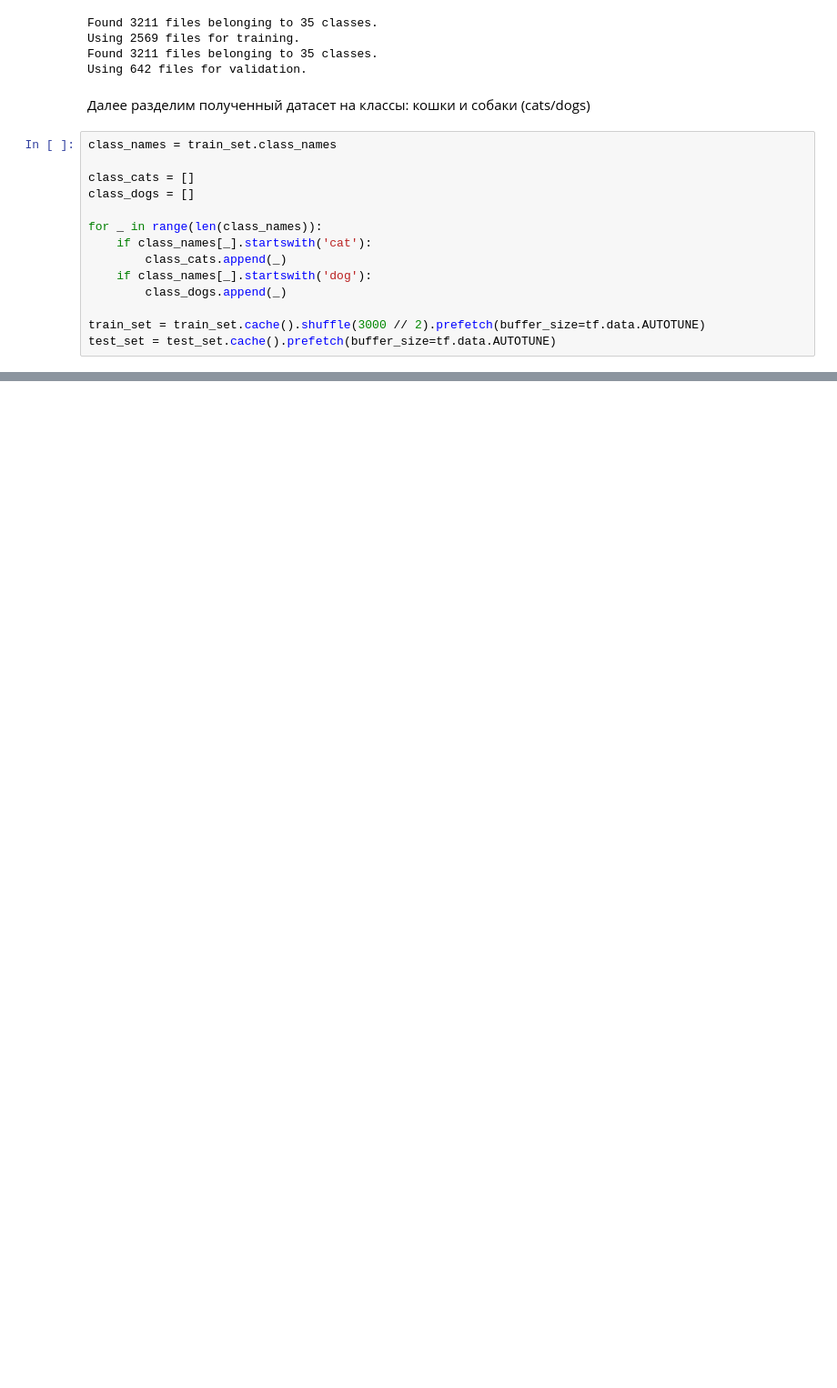
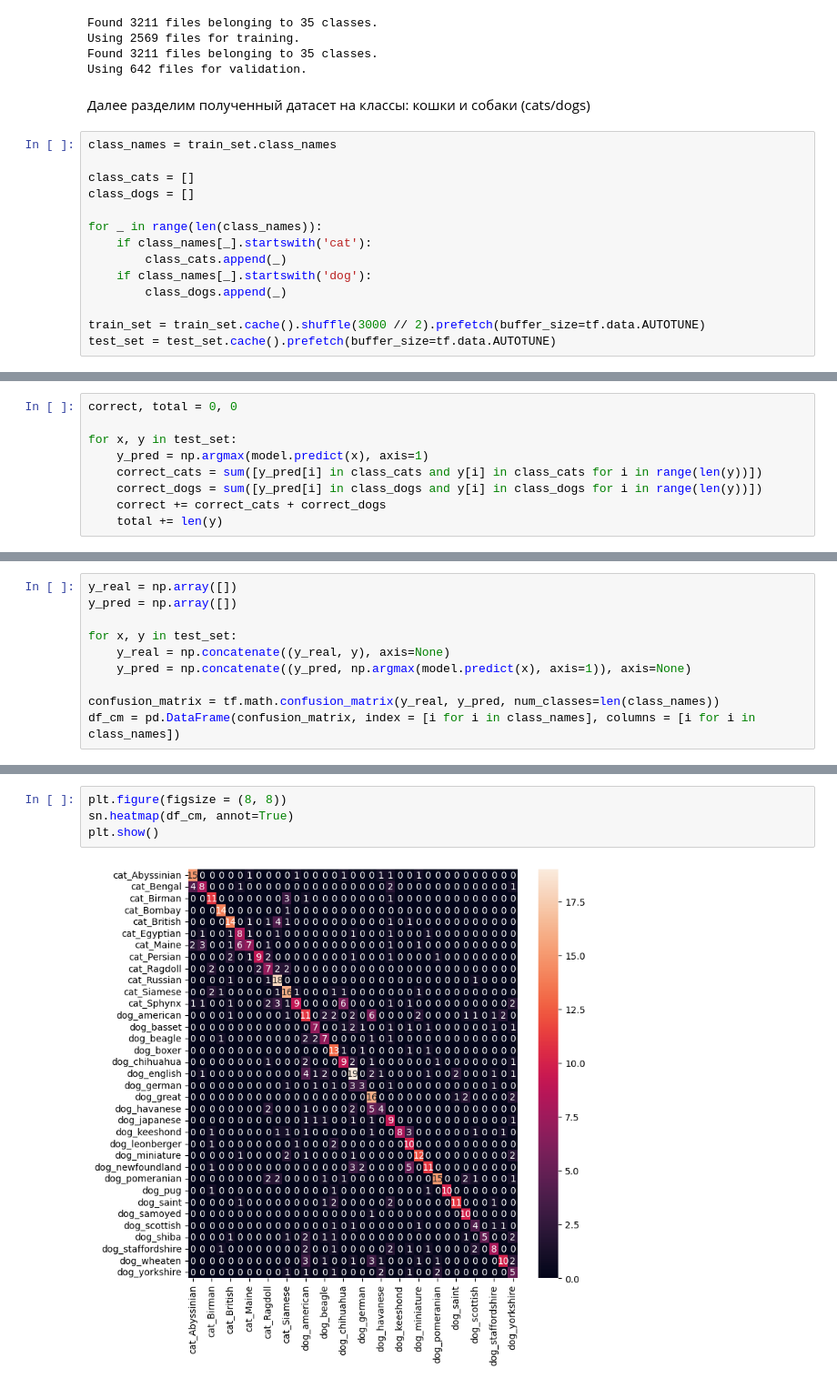
Before and after one commit to SeclaPanda/arch_task, a Jupyter notebook: Faces.ipynb, the cells around one changed output, grey strips where cells are left out. Shown at 91% size. Saved outputs shown, nothing was run; the diff lists cells and outputs as text; blank space fills up the shorter version.

```diff
--- a/Faces.ipynb
+++ b/Faces.ipynb
@@ -78,0 +142,9 @@ model.add(layers.Softmax())
+# %%
+correct, total = 0, 0
+
+for x, y in test_set:
+    y_pred = np.argmax(model.predict(x), axis=1)
+    correct_cats = sum([y_pred[i] in class_cats and y[i] in class_cats for i in range(len(y))])
+    correct_dogs = sum([y_pred[i] in class_dogs and y[i] in class_dogs for i in range(len(y))])
+    correct += correct_cats + correct_dogs
+    total += len(y)
@@ -78,0 +169,10 @@ model.add(layers.Softmax())
+# %%
+y_real = np.array([])
+y_pred = np.array([])
+
+for x, y in test_set:
+    y_real = np.concatenate((y_real, y), axis=None)
+    y_pred = np.concatenate((y_pred, np.argmax(model.predict(x), axis=1)), axis=None)
+
+confusion_matrix = tf.math.confusion_matrix(y_real, y_pred, num_classes=len(class_names))
+df_cm = pd.DataFrame(confusion_matrix, index = [i for i in class_names], columns = [i for i in class_names])
@@ -78,0 +197,6 @@ model.add(layers.Softmax())
+# %%
+plt.figure(figsize = (8, 8))
+sn.heatmap(df_cm, annot=True)
+plt.show()
+# %% [output]
+[figure, added]
```
Also changed, not shown: parts of 10 cells of this notebook.
